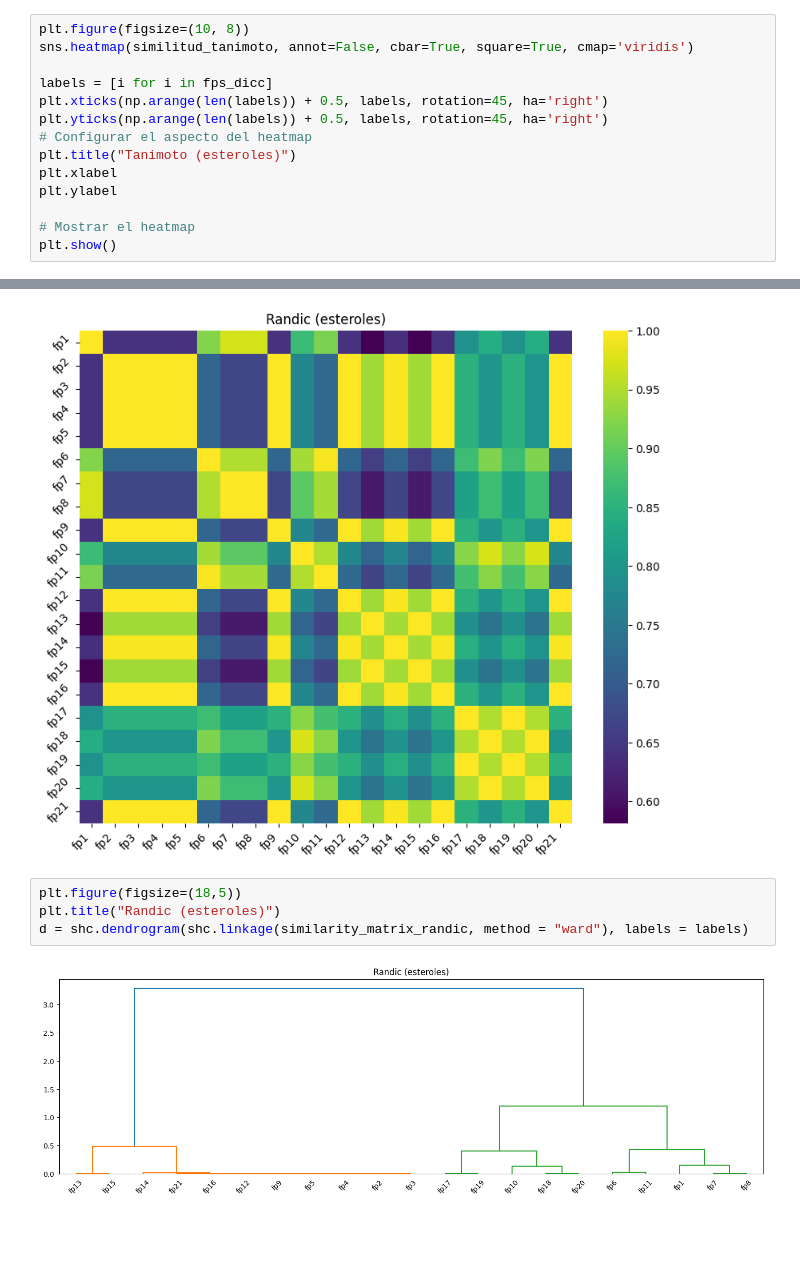
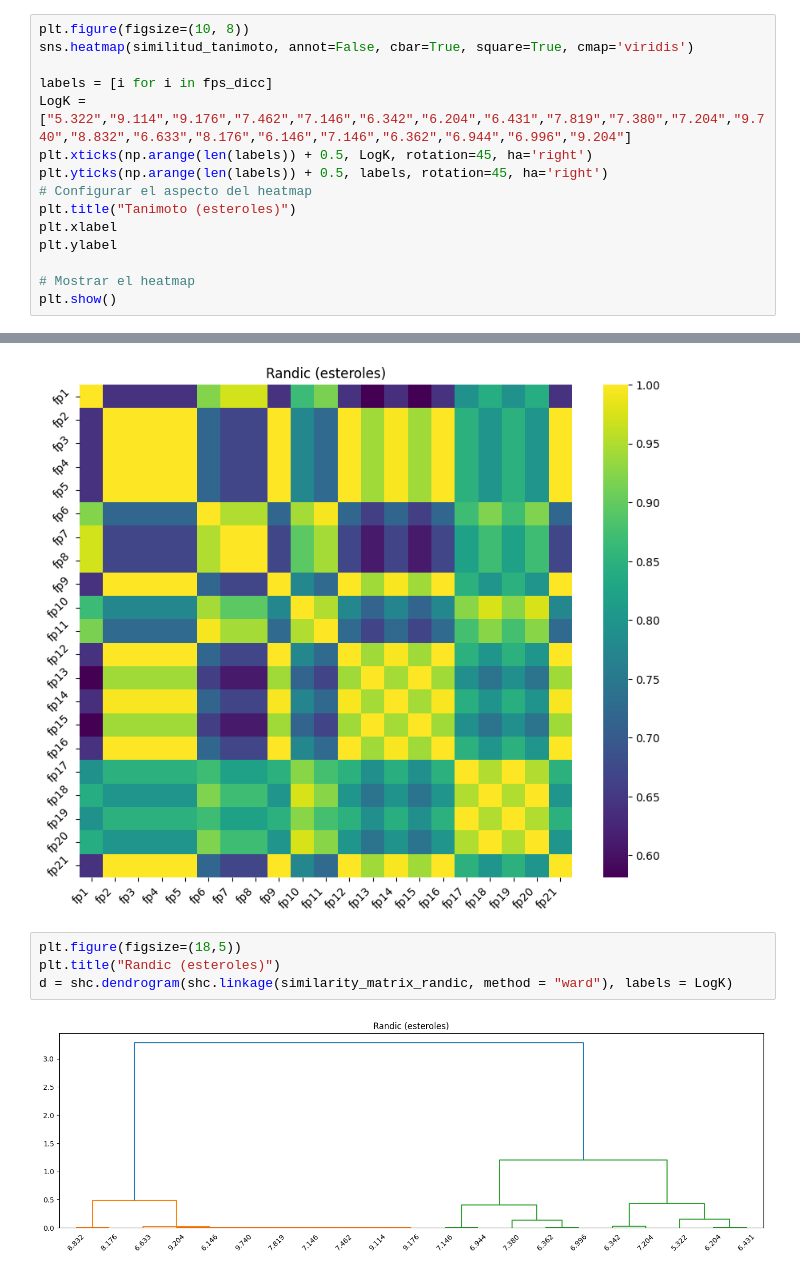
Before and after one commit to jisusP/Art-culo, a Jupyter notebook: Esteroides.ipynb, the cells around one changed output, grey strips where cells are left out. Cells and saved outputs as stored; diff of their text form; blank space fills up the shorter version.

```diff
--- a/Esteroides.ipynb
+++ b/Esteroides.ipynb
@@ -87,7 +87,8 @@ plt.figure(figsize=(10, 8))
 sns.heatmap(similitud_tanimoto, annot=False, cbar=True, square=True, cmap='viridis')
 
 labels = [i for i in fps_dicc]
-plt.xticks(np.arange(len(labels)) + 0.5, labels, rotation=45, ha='right')
+LogK = ["5.322","9.114","9.176","7.462","7.146","6.342","6.204","6.431","7.819","7.380","7.204","9.740","8.832","6.633","8.176","6.146","7.146","6.362","6.944","6.996","9.204"]
+plt.xticks(np.arange(len(labels)) + 0.5, LogK, rotation=45, ha='right')
 plt.yticks(np.arange(len(labels)) + 0.5, labels, rotation=45, ha='right')
 # Configurar el aspecto del heatmap
 plt.title("Tanimoto (esteroles)")
@@ -162,6 +163,6 @@ plt.show()
 # %%
 plt.figure(figsize=(18,5))
 plt.title("Randic (esteroles)")
-d = shc.dendrogram(shc.linkage(similarity_matrix_randic, method = "ward"), labels = labels)
+d = shc.dendrogram(shc.linkage(similarity_matrix_randic, method = "ward"), labels = LogK)
 # %% [output]
-[figure, old version]
+[figure, new version]
```
Also changed, not shown: parts of 2 cells of this notebook.
